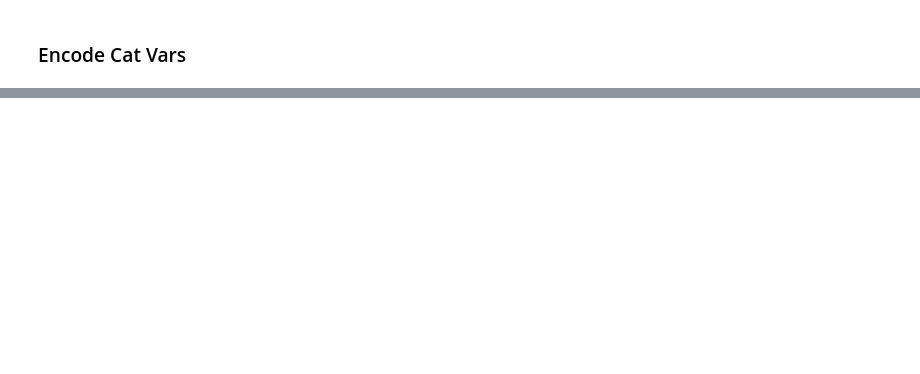
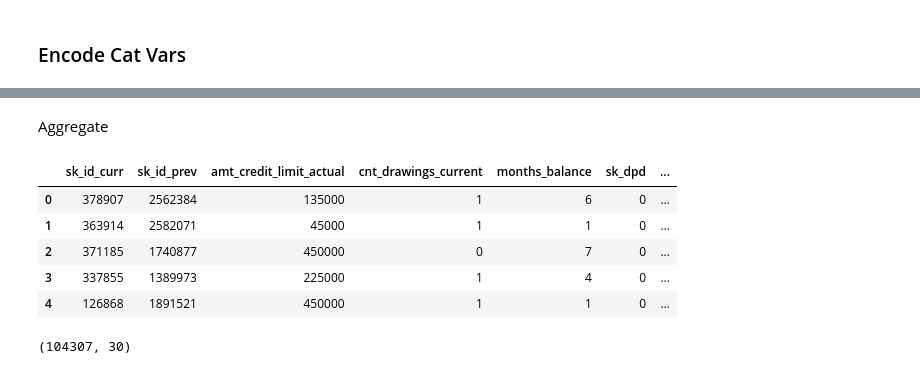
Before and after one commit to rshap91/home_credit_loans, a Jupyter notebook: Previous_Applications.ipynb, the cells around one changed output, grey strips where cells are left out. Saved outputs shown, nothing was run; the diff lists cells and outputs as text; code cells hidden in the pictures; blank space fills up the shorter version.

```diff
--- a/Previous_Applications.ipynb
+++ b/Previous_Applications.ipynb
@@ -410,0 +219,25 @@ prev_apps.to_csv('clean_data/prev_apps.csv', index=False)
+# %% [markdown]
+Aggregate
+# %%
+cc.head()
+# %% [output]
+|  | sk_id_curr | sk_id_prev | amt_credit_limit_actual | cnt_drawings_current | months_balance | sk_dpd | ... |
+| 0 | 378907 | 2562384 | 135000 | 1 | 6 | 0 | ... |
+| 1 | 363914 | 2582071 | 45000 | 1 | 1 | 0 | ... |
+| 2 | 371185 | 1740877 | 450000 | 0 | 7 | 0 | ... |
+| 3 | 337855 | 1389973 | 225000 | 1 | 4 | 0 | ... |
+| 4 | 126868 | 1891521 | 450000 | 1 | 1 | 0 | ... |
+# %%
+agg_dic = dict.fromkeys(cc.select_dtypes('number').columns.tolist(), 'mean')
+sum_cols = cc.columns[-9:].tolist()
+drop_cols = ['sk_dpd_def']
+
+for s in sum_cols:
+    agg_dic[s] = 'sum'
+for d in drop_cols:
+    del agg_dic[d]
+
+cc_agg = cc.groupby(['sk_id_curr','sk_id_prev']).agg(agg_dic).reset_index()
+cc_agg.shape
+# %% [output]
+(104307, 30)
```
Also changed, not shown: parts of 37 cells of this notebook, 5 other files.
